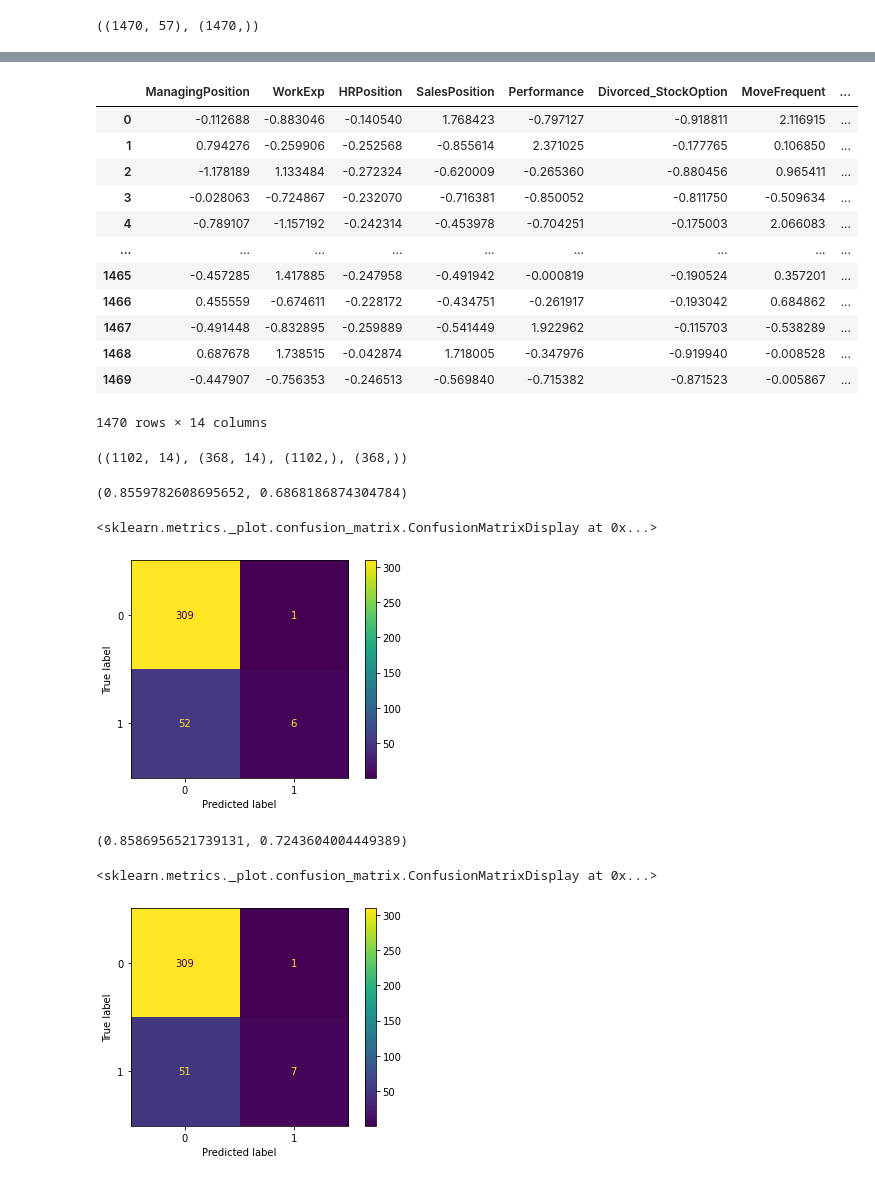
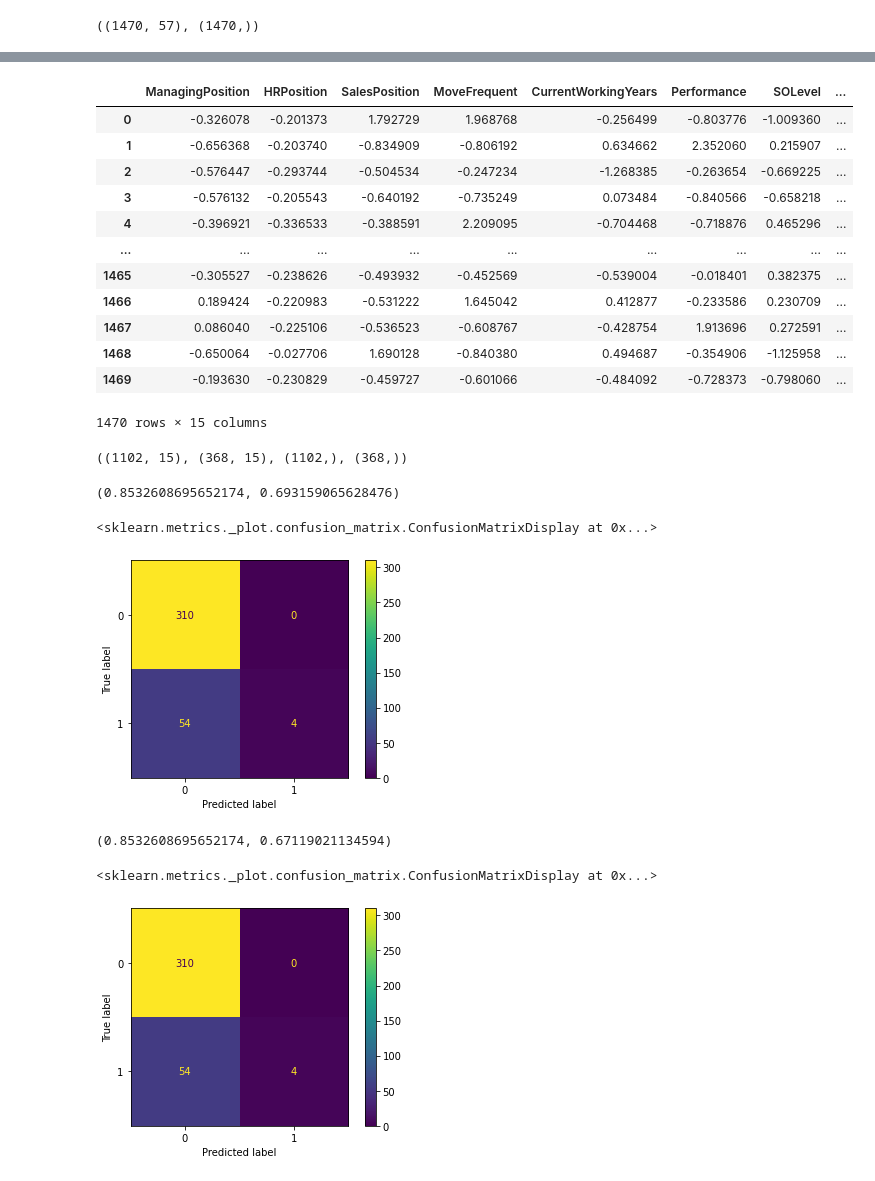
Before and after one commit to minstrel1149/HR_analytics_1, a Jupyter notebook: Attrition_analytics_fa.ipynb, the cells around one changed output, grey strips where cells are left out. Drawn from its saved outputs; the diff is of its cells as text; code cells hidden in the pictures.

```diff
--- a/Attrition_analytics_fa.ipynb
+++ b/Attrition_analytics_fa.ipynb
@@ -224,60 +224,60 @@ fl_df_changed
 # %%
 # Factor들에 대한 해석
-factor_interpret = {'Factor01':'ManagingPosition', 'Factor02':'WorkExp', 'Factor03':'HRPosition', 'Factor04':'SalesPosition',
-                    'Factor05':'Performance', 'Factor06':'Divorced_StockOption', 'Factor07':'EnvUnsatisfied',
-                    'Factor08':'LowEducation', 'Factor09':'MoveFrequent', 'Factor10':'HighJobLevel', 'Factor11':'TravelFrequent',
-                    'Factor12':'GenderFemale', 'Factor13':'MajorMedical', 'Factor14':'HighEducation', 'Factor15':'EnvSatisfied',
-                    'Factor16':'MajorMarkeing', 'Factor17':'Factor17'}
+factor_interpret = {'Factor01':'ManagingPosition', 'Factor02':'HRPosition', 'Factor03':'SalesPosition', 'Factor04':'MoveFrequent',
+                    'Factor05':'CurrentWorkingYears', 'Factor06':'Performance', 'Factor07':'SOLevel',
+                    'Factor08':'LowEducation', 'Factor09':'ResearchPosition', 'Factor10':'TravelFrequent', 'Factor11':'EnvSatisfied',
+                    'Factor12':'GenderFemale', 'Factor13':'MajorMedical', 'Factor14':'AgeWorkingYears', 'Factor15':'HighEducation',
+                    'Factor16':'MajorMarkeing', 'Factor17':'Divorced'}
 # %%
 # Factor analysis 반영한 새로운 X DataFrame 생성
 # 일부 Feature 삭제 : EnvUnsatisfied, LowEducation, Factor17
 X_fa = (pd.DataFrame(fa.transform(X_remove_sc), columns=factor_interpret.values())
-        .drop(['EnvUnsatisfied', 'LowEducation', 'Factor17'], axis=1)
+        .drop(['LowEducation', 'Divorced'], axis=1)
 )
 X_fa
 # %% [output]
-|  | ManagingPosition | WorkExp | HRPosition | SalesPosition | Performance | Divorced_StockOption | MoveFrequent | ... |
-| 0 | -0.112688 | -0.883046 | -0.140540 | 1.768423 | -0.797127 | -0.918811 | 2.116915 | ... |
-| 1 | 0.794276 | -0.259906 | -0.252568 | -0.855614 | 2.371025 | -0.177765 | 0.106850 | ... |
-| 2 | -1.178189 | 1.133484 | -0.272324 | -0.620009 | -0.265360 | -0.880456 | 0.965411 | ... |
-| 3 | -0.028063 | -0.724867 | -0.232070 | -0.716381 | -0.850052 | -0.811750 | -0.509634 | ... |
-| 4 | -0.789107 | -1.157192 | -0.242314 | -0.453978 | -0.704251 | -0.175003 | 2.066083 | ... |
+|  | ManagingPosition | HRPosition | SalesPosition | MoveFrequent | CurrentWorkingYears | Performance | SOLevel | ... |
+| 0 | -0.326078 | -0.201373 | 1.792729 | 1.968768 | -0.256499 | -0.803776 | -1.009360 | ... |
+| 1 | -0.656368 | -0.203740 | -0.834909 | -0.806192 | 0.634662 | 2.352060 | 0.215907 | ... |
+| 2 | -0.576447 | -0.293744 | -0.504534 | -0.247234 | -1.268385 | -0.263654 | -0.669225 | ... |
+| 3 | -0.576132 | -0.205543 | -0.640192 | -0.735249 | 0.073484 | -0.840566 | -0.658218 | ... |
+| 4 | -0.396921 | -0.336533 | -0.388591 | 2.209095 | -0.704468 | -0.718876 | 0.465296 | ... |
 | ... | ... | ... | ... | ... | ... | ... | ... | ... |
-| 1465 | -0.457285 | 1.417885 | -0.247958 | -0.491942 | -0.000819 | -0.190524 | 0.357201 | ... |
-| 1466 | 0.455559 | -0.674611 | -0.228172 | -0.434751 | -0.261917 | -0.193042 | 0.684862 | ... |
-| 1467 | -0.491448 | -0.832895 | -0.259889 | -0.541449 | 1.922962 | -0.115703 | -0.538289 | ... |
-| 1468 | 0.687678 | 1.738515 | -0.042874 | 1.718005 | -0.347976 | -0.919940 | -0.008528 | ... |
-| 1469 | -0.447907 | -0.756353 | -0.246513 | -0.569840 | -0.715382 | -0.871523 | -0.005867 | ... |
+| 1465 | -0.305527 | -0.238626 | -0.493932 | -0.452569 | -0.539004 | -0.018401 | 0.382375 | ... |
+| 1466 | 0.189424 | -0.220983 | -0.531222 | 1.645042 | 0.412877 | -0.233586 | 0.230709 | ... |
+| 1467 | 0.086040 | -0.225106 | -0.536523 | -0.608767 | -0.428754 | 1.913696 | 0.272591 | ... |
+| 1468 | -0.650064 | -0.027706 | 1.690128 | -0.840380 | 0.494687 | -0.354906 | -1.125958 | ... |
+| 1469 | -0.193630 | -0.230829 | -0.459727 | -0.601066 | -0.484092 | -0.728373 | -0.798060 | ... |
-1470 rows × 14 columns
+1470 rows × 15 columns
 # %%
 X_train, X_test, y_train, y_test = train_test_split(X_fa, y.reset_index(drop=True), random_state=0)
 X_train.shape, X_test.shape, y_train.shape, y_test.shape
 # %% [output]
-((1102, 14), (368, 14), (1102,), (368,))
+((1102, 15), (368, 15), (1102,), (368,))
 # %%
 # Factor analysis 수행 후 roc_auc_score가 다소 낮게 나오는 형태 → ConfusionMatrix 확인 필요
 logreg = LogisticRegression(max_iter=1000, C=100).fit(X_train, y_train)
 logreg.score(X_test, y_test), roc_auc_score(y_test, logreg.predict_proba(X_test)[:, 1])
 # %% [output]
-(0.8559782608695652, 0.6868186874304784)
+(0.8532608695652174, 0.693159065628476)
 # %%
 # 1로 예상하는 케이스가 저조 → predict_proba를 활용한 조절 필요
 ConfusionMatrixDisplay.from_estimator(logreg, X_test, y_test)
 # %% [output]
 <sklearn.metrics._plot.confusion_matrix.ConfusionMatrixDisplay at 0x...>
-[figure, old version]
+[figure, new version]
 # %%
 # 참고 : RandomForest 수행
 rf_clf = RandomForestClassifier(n_estimators=100, max_depth=8, random_state=0, n_jobs=-1).fit(X_train, y_train)
 rf_clf.score(X_test, y_test), roc_auc_score(y_test, rf_clf.predict_proba(X_test)[:, 1])
 # %% [output]
-(0.8586956521739131, 0.7243604004449389)
+(0.8532608695652174, 0.67119021134594)
 # %%
 # 1로 예상하는 케이스가 저조 → predict_proba를 활용한 조절 필요
 ConfusionMatrixDisplay.from_estimator(rf_clf, X_test, y_test)
 # %% [output]
 <sklearn.metrics._plot.confusion_matrix.ConfusionMatrixDisplay at 0x...>
-[figure, old version]
+[figure, new version]
 # %%
 # predict probability를 0.6을 기준으로
 y_hat = np.where(logreg.predict_proba(X_test)[:, 0] >= 0.6, 0, 1)
```
Also changed, not shown: parts of 12 cells of this notebook.
